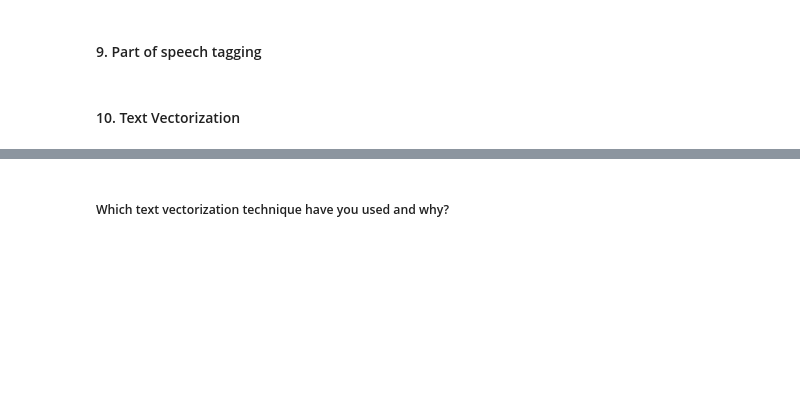
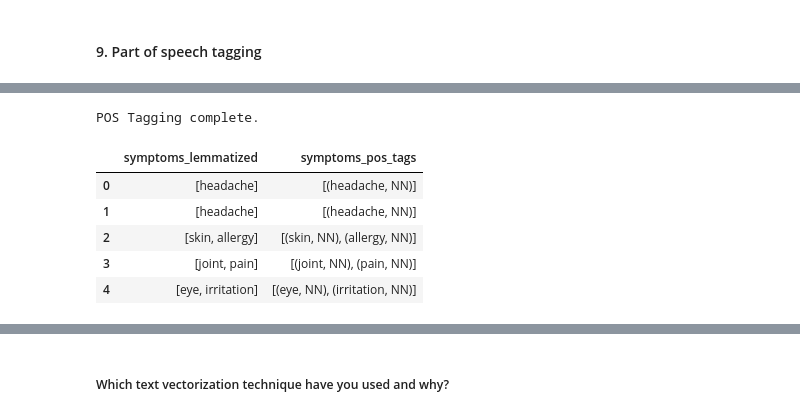
Before and after one commit to akt-developer/Smart-Healthcare-Appointment-System, a Jupyter notebook: Smart_Healthcare_Patient_Appointment.ipynb, the cells around one changed output, grey strips where cells are left out. Drawn from its saved outputs; the diff is of its cells as text; code cells hidden in the pictures; blank space fills up the shorter version.

```diff
--- a/Smart_Healthcare_Patient_Appointment.ipynb
+++ b/Smart_Healthcare_Patient_Appointment.ipynb
@@ -933,2 +930,0 @@ I have used **Lemmatization** for the text data.
-# %% [markdown]
-#### 10. Text Vectorization
@@ -936,0 +931,17 @@ I have used **Lemmatization** for the text data.
+# %%
+import nltk
+nltk.download('averaged_perceptron_tagger')
+nltk.download('averaged_perceptron_tagger_eng')
+
+def get_pos_tags(tokens):
+    return nltk.pos_tag(tokens)
+try:
+    if 'symptoms_lemmatized' in df.columns:
+        df['symptoms_pos_tags'] = df['symptoms_lemmatized'].apply(get_pos_tags)
+        print("POS Tagging complete.")
+        display(df[['symptoms_lemmatized', 'symptoms_pos_tags']].head())
+    else:
+        print("Lemmatized symptoms column not found.")
+except NameError:
+    print("Error: The dataframe 'df' is not defined. Please run the data loading cells at the top of the notebook before running this cell.")
+# %% [output]
@@ -936,0 +956,7 @@ I have used **Lemmatization** for the text data.
+POS Tagging complete.
+|  | symptoms_lemmatized | symptoms_pos_tags |
+| 0 | [headache] | [(headache, NN)] |
+| 1 | [headache] | [(headache, NN)] |
+| 2 | [skin, allergy] | [(skin, NN), (allergy, NN)] |
+| 3 | [joint, pain] | [(joint, NN), (pain, NN)] |
+| 4 | [eye, irritation] | [(eye, NN), (irritation, NN)] |
```
Also changed, not shown: parts of 8 cells of this notebook.
